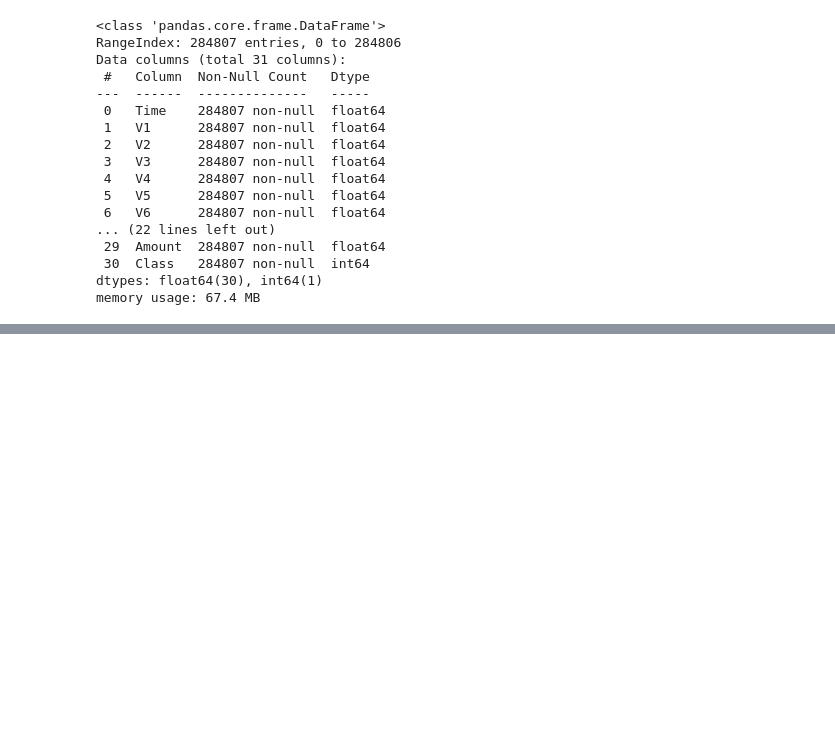
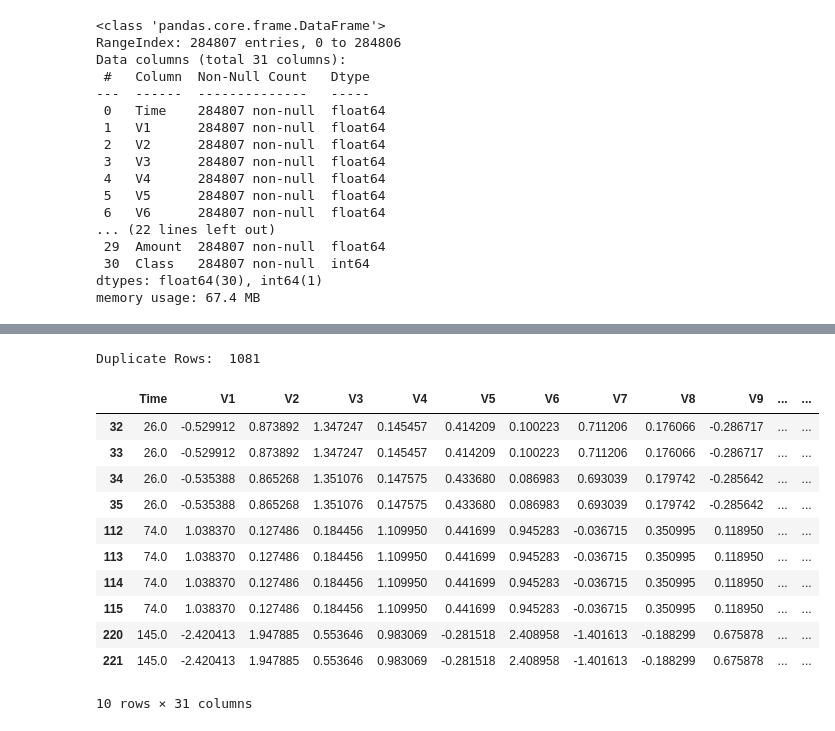
Before and after one commit to fahimshahariar1/transaction-fraud-detector, a Jupyter notebook: Transaction_Fraud_Detector.ipynb, the cells around one changed output, grey strips where cells are left out. Drawn from its saved outputs; the diff is of its cells as text; code cells hidden in the pictures; blank space fills up the shorter version.

```diff
--- a/Transaction_Fraud_Detector.ipynb
+++ b/Transaction_Fraud_Detector.ipynb
@@ -45 +64,20 @@ memory usage: 67.4 MB
+# %%
+print("Duplicate Rows: ",creditCard_df.duplicated().sum())
+# %% [output]
+Duplicate Rows:  1081
+# %%
+creditCard_df[creditCard_df.duplicated(keep=False)].head(10)
+# %% [output]
+|  | Time | V1 | V2 | V3 | V4 | V5 | V6 | V7 | V8 | V9 | ... | ... |
+| 32 | 26.0 | -0.529912 | 0.873892 | 1.347247 | 0.145457 | 0.414209 | 0.100223 | 0.711206 | 0.176066 | -0.286717 | ... | ... |
+| 33 | 26.0 | -0.529912 | 0.873892 | 1.347247 | 0.145457 | 0.414209 | 0.100223 | 0.711206 | 0.176066 | -0.286717 | ... | ... |
+| 34 | 26.0 | -0.535388 | 0.865268 | 1.351076 | 0.147575 | 0.433680 | 0.086983 | 0.693039 | 0.179742 | -0.285642 | ... | ... |
+| 35 | 26.0 | -0.535388 | 0.865268 | 1.351076 | 0.147575 | 0.433680 | 0.086983 | 0.693039 | 0.179742 | -0.285642 | ... | ... |
+| 112 | 74.0 | 1.038370 | 0.127486 | 0.184456 | 1.109950 | 0.441699 | 0.945283 | -0.036715 | 0.350995 | 0.118950 | ... | ... |
+| 113 | 74.0 | 1.038370 | 0.127486 | 0.184456 | 1.109950 | 0.441699 | 0.945283 | -0.036715 | 0.350995 | 0.118950 | ... | ... |
+| 114 | 74.0 | 1.038370 | 0.127486 | 0.184456 | 1.109950 | 0.441699 | 0.945283 | -0.036715 | 0.350995 | 0.118950 | ... | ... |
+| 115 | 74.0 | 1.038370 | 0.127486 | 0.184456 | 1.109950 | 0.441699 | 0.945283 | -0.036715 | 0.350995 | 0.118950 | ... | ... |
+| 220 | 145.0 | -2.420413 | 1.947885 | 0.553646 | 0.983069 | -0.281518 | 2.408958 | -1.401613 | -0.188299 | 0.675878 | ... | ... |
+| 221 | 145.0 | -2.420413 | 1.947885 | 0.553646 | 0.983069 | -0.281518 | 2.408958 | -1.401613 | -0.188299 | 0.675878 | ... | ... |
+10 rows × 31 columns
 # %%
```
Also changed, not shown: parts of 12 cells of this notebook.
